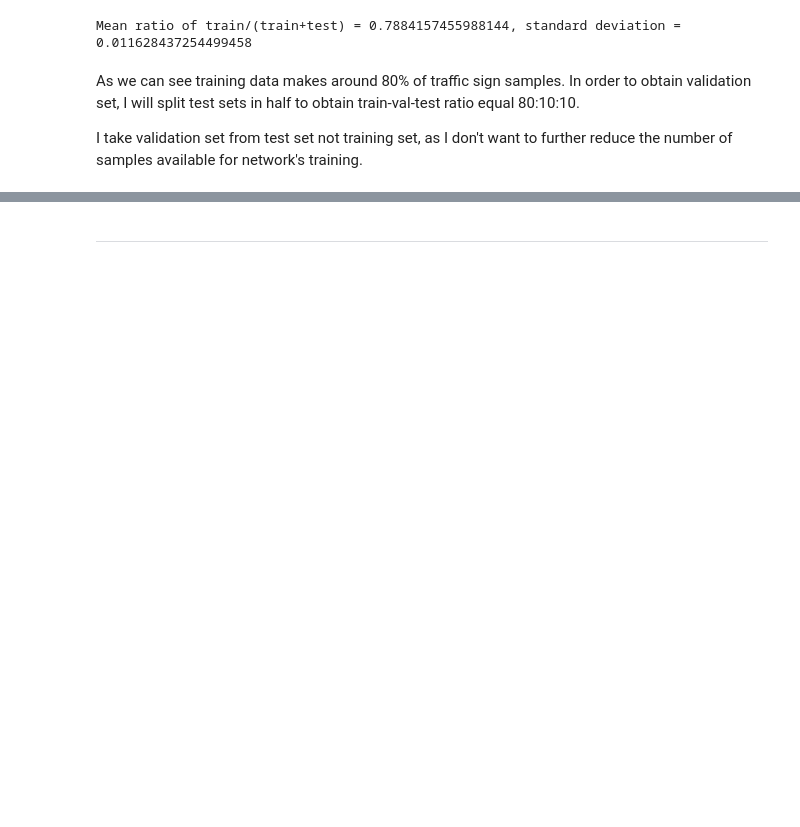
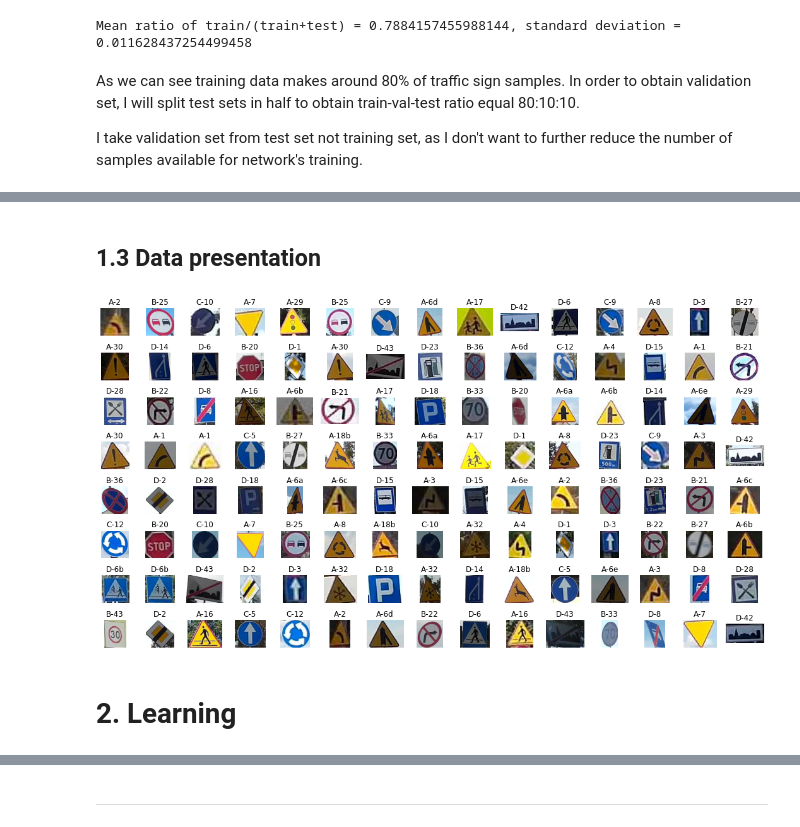
Before and after one commit to MarcinKozak005/Polish-Traffic-Signs-Recognition, a Jupyter notebook: PolishTrafficSignsRecognition.ipynb, the cells around one changed output, grey strips where cells are left out. Cells and saved outputs as stored; diff of their text form; code cells hidden in the pictures; blank space fills up the shorter version.

Commit message:
Add images presentation and simple CNN

```diff
--- a/PolishTrafficSignsRecognition.ipynb
+++ b/PolishTrafficSignsRecognition.ipynb
@@ -195,0 +230,18 @@ images100_augmented_test = images100_augmented_test[len(images100_augmented_test
+# %% [markdown]
+## 1.3 Data presentation
+# %%
+plt.rcParams['figure.figsize'] = (5, 5)
+col = 15
+row = 8
+fig = plt.figure(figsize=(col, row))
+for i in range(1,col*row + 1):
+  fig.add_subplot(row, col, i)
+  plt.axis('off')
+  plt.imshow(images100_augmented_train[i][0])
+  plt.title(f'{images100_augmented_train[i][1]}')
+fig.tight_layout()
+plt.show()
+# %% [output]
+[figure, added]
+# %% [markdown]
+# 2. Learning
```
Also changed, not shown: parts of 28 cells of this notebook.
